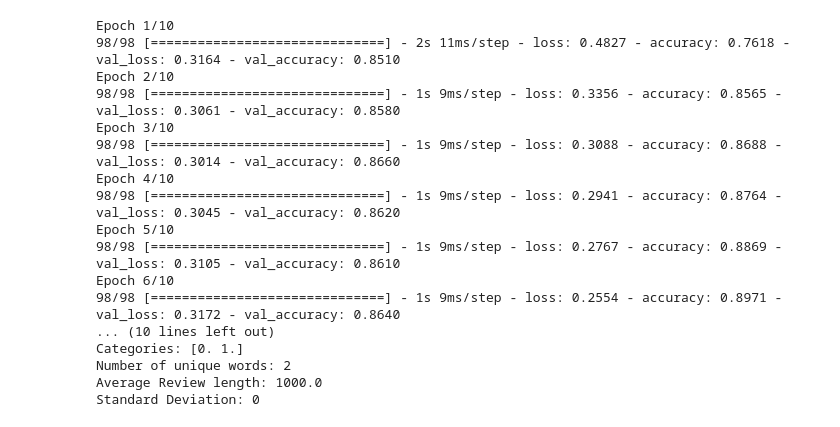
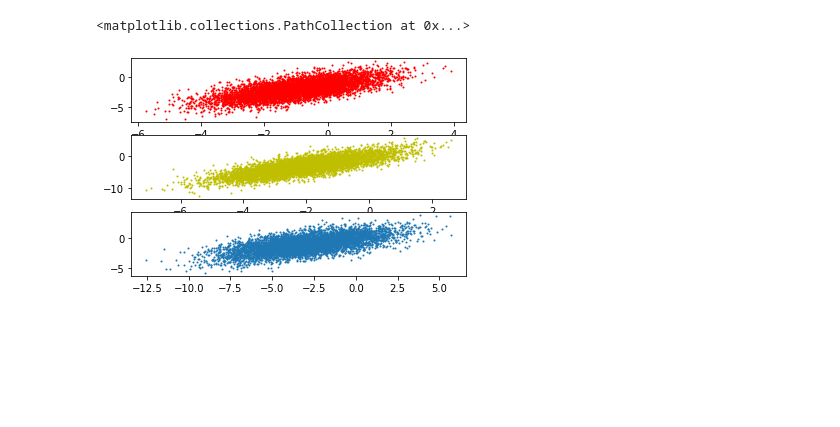
Before and after one commit to Alester99/pattern_recognition, a Jupyter notebook: Lab_4.ipynb, the cells around one changed output. Saved outputs shown, nothing was run; the diff lists cells and outputs as text; code cells hidden in the pictures; blank space fills up the shorter version.

```diff
--- a/Lab_4.ipynb
+++ b/Lab_4.ipynb
@@ -499,41 +1,26 @@ _________________________________________________________________
-# %%
-# compiling the model
-model.compile(
- optimizer = "adam",
- loss = "binary_crossentropy",
- metrics = ["accuracy"]
-)
-results = model.fit(
- train_x, train_y,
- epochs= 10,
- batch_size = 500,
- validation_data = (test_x, test_y)
-)
-print(results.history.keys())
-
-print("Test-Accuracy:", np.mean(results.history["val_accuracy"]))
-
-print("Categories:", np.unique(targets))
-print("Number of unique words:", len(np.unique(np.hstack(data))))
-
-length = [len(i) for i in data]
-print("Average Review length:", np.mean(length))
-print("Standard Deviation:", round(np.std(length)))
-# %% [output]
-Epoch 1/10
-98/98 [==============================] - 2s 11ms/step - loss: 0.4827 - accuracy: 0.7618 - val_loss: 0.3164 - val_accuracy: 0.8510
-Epoch 2/10
-98/98 [==============================] - 1s 9ms/step - loss: 0.3356 - accuracy: 0.8565 - val_loss: 0.3061 - val_accuracy: 0.8580
-Epoch 3/10
-98/98 [==============================] - 1s 9ms/step - loss: 0.3088 - accuracy: 0.8688 - val_loss: 0.3014 - val_accuracy: 0.8660
-Epoch 4/10
-98/98 [==============================] - 1s 9ms/step - loss: 0.2941 - accuracy: 0.8764 - val_loss: 0.3045 - val_accuracy: 0.8620
-Epoch 5/10
-98/98 [==============================] - 1s 9ms/step - loss: 0.2767 - accuracy: 0.8869 - val_loss: 0.3105 - val_accuracy: 0.8610
-Epoch 6/10
-98/98 [==============================] - 1s 9ms/step - loss: 0.2554 - accuracy: 0.8971 - val_loss: 0.3172 - val_accuracy: 0.8640
-... (10 lines left out)
-Categories: [0. 1.]
-Number of unique words: 2
-Average Review length: 1000.0
-Standard Deviation: 0
+# %%
+import pandas as pd
+import numpy as np
+import matplotlib.pyplot as plt
+
+
+num_points = 6000
+
+mean_1 = np.array([-1,-2,-3])
+cov_1 = np.array([[2,2,3],[2,2,5],[1,2,4]])
+
+m = np.array([-1,-2,-3])
+S = np.array([[2,2,3],[2,2,5],[1,2,4]])
+
+epsilon = 45
+
+X = np.random.multivariate_normal(mean_1, cov_1, num_points)
+plt.subplot(3,1,1)
+plt.scatter(X[:, 0], X[:, 1], s = 1, c = 'r')
+plt.subplot(3,1,2)
+plt.scatter(X[:, 1], X[:, 2], s = 1,c = 'y')
+plt.subplot(3,1,3)
+plt.scatter(X[:, 2], X[:, 0], s = 1)
+# %% [output]
+<matplotlib.collections.PathCollection at 0x...>
+[figure, added]
```
Also changed, not shown: parts of 32 cells of this notebook.
